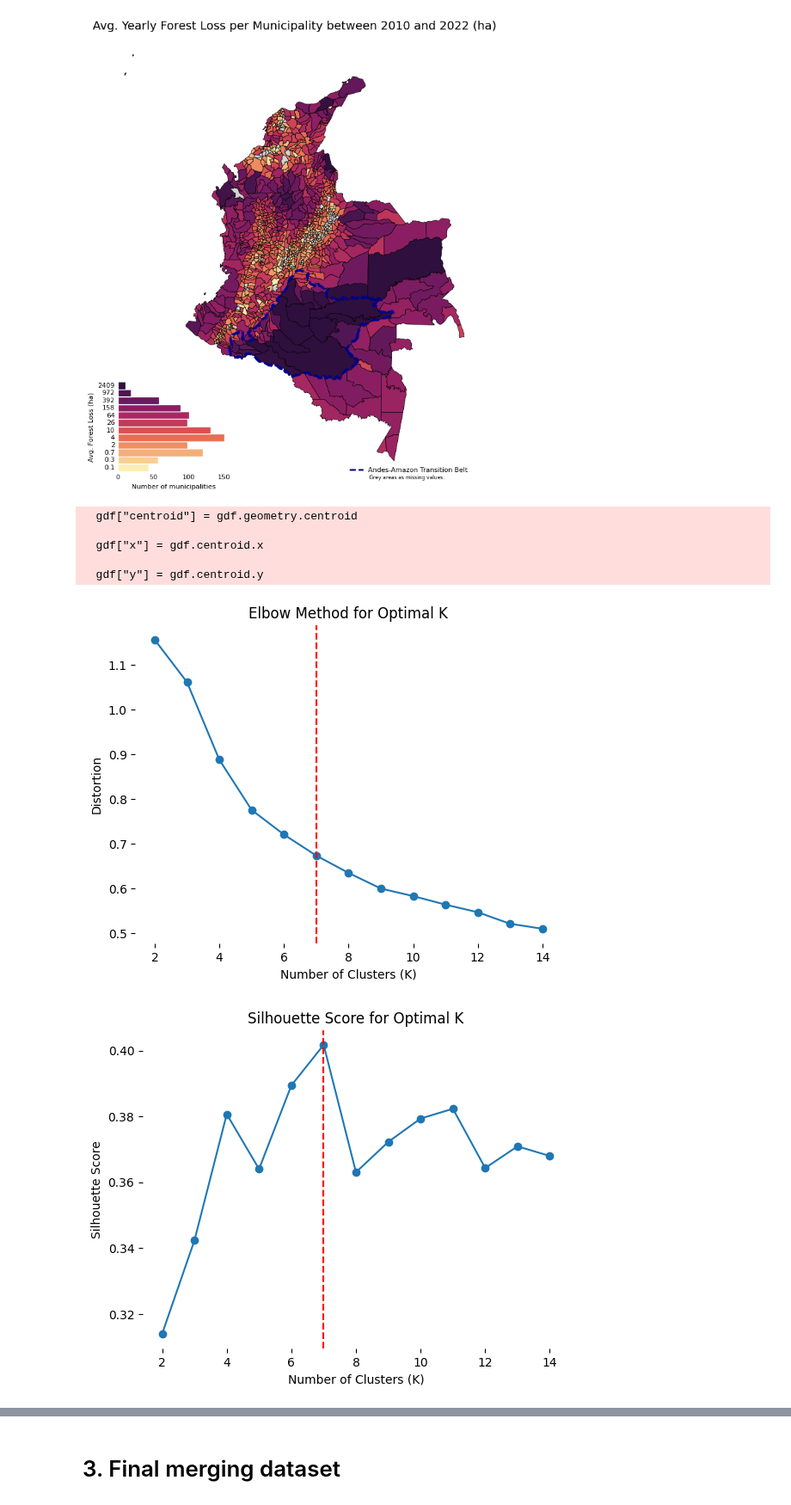
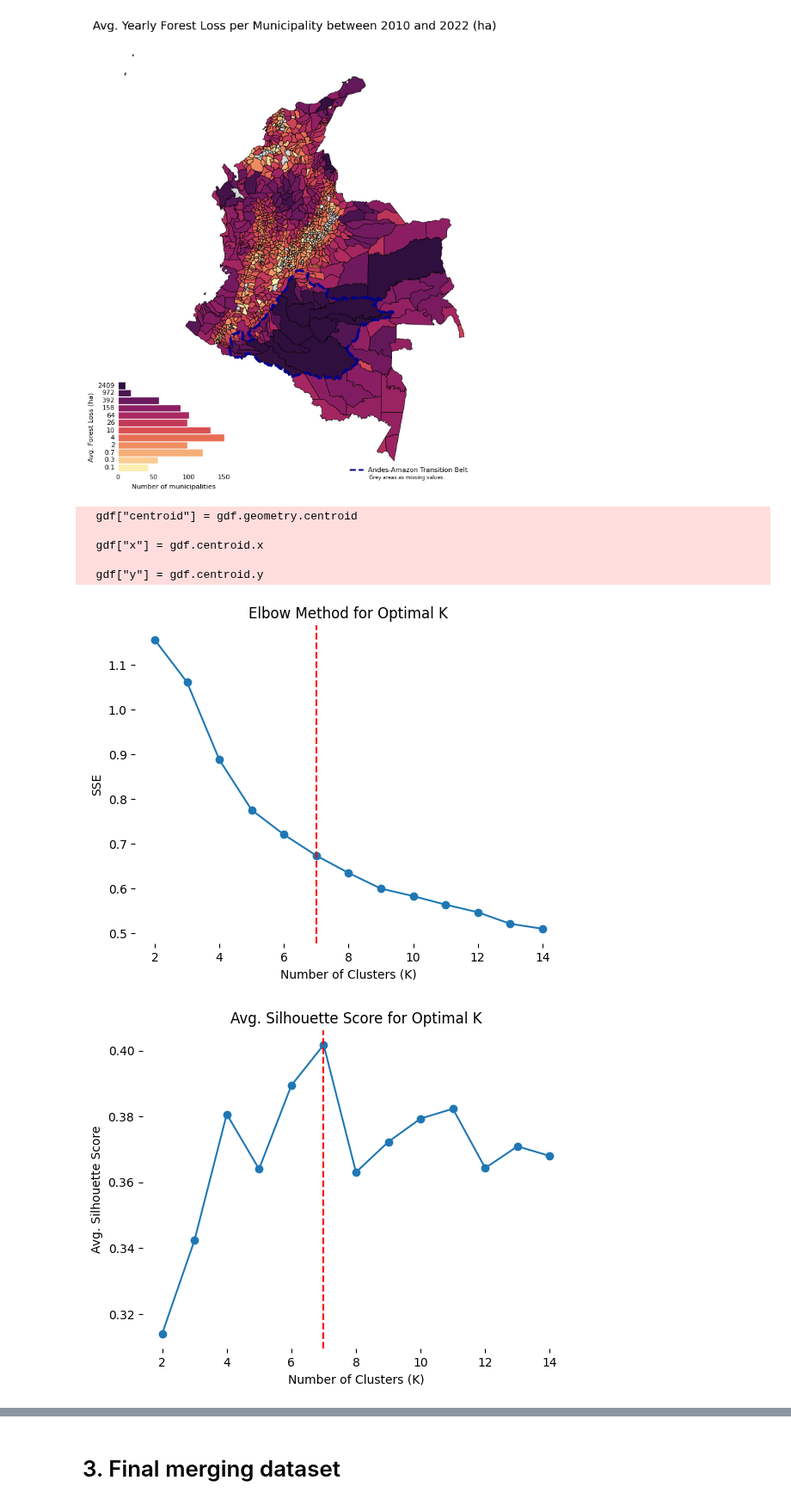
Before and after one commit to cpj97/MDS_thesis, a Jupyter notebook: Code/preprocessing_new.ipynb, the cells around one changed output, grey strips where cells are left out. Shown at 86% size. Cells and saved outputs as stored; diff of their text form; code cells hidden in the pictures.

```diff
--- a/Code/preprocessing_new.ipynb
+++ b/Code/preprocessing_new.ipynb
@@ -1281,7 +1281,7 @@ for k in K_range:
 plt.plot(K_range, distortions, marker="o")
 plt.axvline(x=7, color='r', linestyle='--', label="Optimal K = 7")  # Add vertical line
 plt.xlabel("Number of Clusters (K)")
-plt.ylabel("Distortion")
+plt.ylabel("SSE")
 plt.title("Elbow Method for Optimal K")
 
 ax = plt.gca()
@@ -1295,8 +1295,8 @@ plt.show()
 plt.plot(K_range, silhouette_scores, marker="o")
 plt.axvline(x=7, color='r', linestyle='--', label="Optimal K = 7")  # Add vertical line
 plt.xlabel("Number of Clusters (K)")
-plt.ylabel("Silhouette Score")
-plt.title("Silhouette Score for Optimal K")
+plt.ylabel("Avg. Silhouette Score")
+plt.title("Avg. Silhouette Score for Optimal K")
 
 ax = plt.gca()
 for spine in ax.spines.values():
@@ -1327,35 +1327,35 @@ ddata = dendrogram(
 
 # Add a horizontal line at y=14 to indicate clustering threshold
 ax.axhline(y=14, color='r', linestyle='--')
 
 # Improve x-axis: Reduce clutter by using a subset of indices
 ax.set_xticks([])  # Hide x-axis labels since too many municipalities cause clutter
 
 # Titles and labels
 ax.set_title("Hierarchical Clustering Dendrogram", fontsize=14)
 ax.set_xlabel("Municipality Indices", fontsize=12)
 ax.set_ylabel("Distance", fontsize=12)
 
 # Show legend
 ax.legend()
 ax = plt.gca()
 for spine in ax.spines.values():
     spine.set_visible(False)
 plt.show()
 
 # Apply K-Means Clustering (Choose the best K)
 optimal_k = 7   # Adjust based on elbow method result
 kmeans = KMeans(n_clusters=optimal_k, random_state=42, n_init=10)
 gdf["cluster_kmeans"] = kmeans.fit_predict(normalized_features)
 gdf_clusters = gdf.copy()
 # %% [output]
   gdf["centroid"] = gdf.geometry.centroid
 
   gdf["x"] = gdf.centroid.x
 
   gdf["y"] = gdf.centroid.y
-[figure, old version]
+[figure, new version]
-[figure, old version]
+[figure, new version]
 [figure]
 # %% [markdown]
 # 3. Final merging dataset
```
Also changed, not shown: 2 other files.
